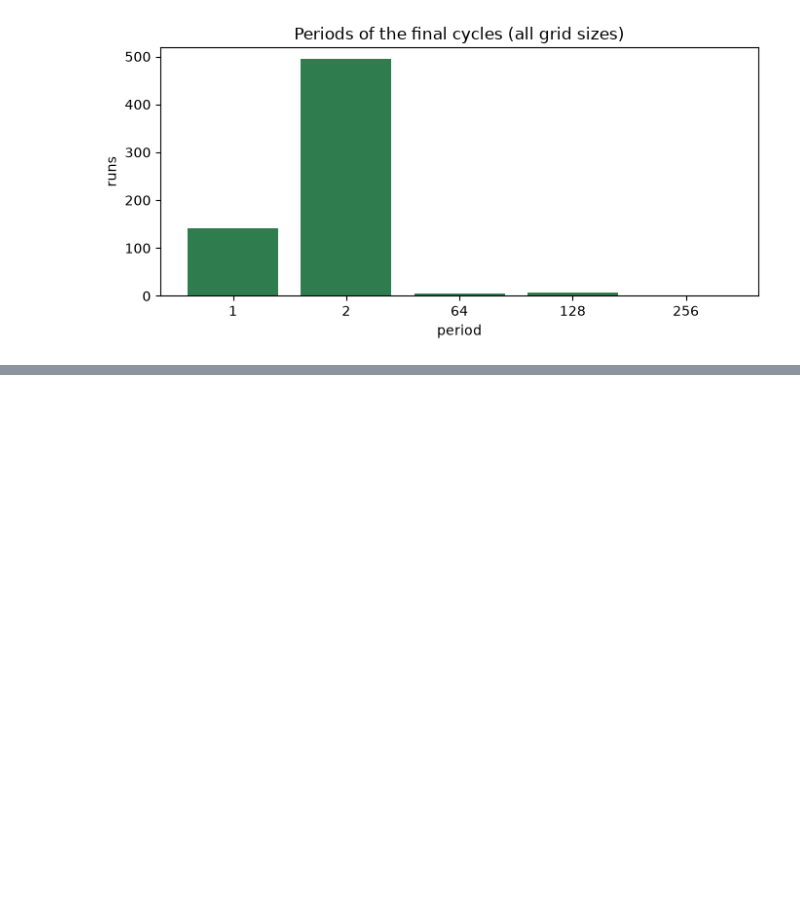
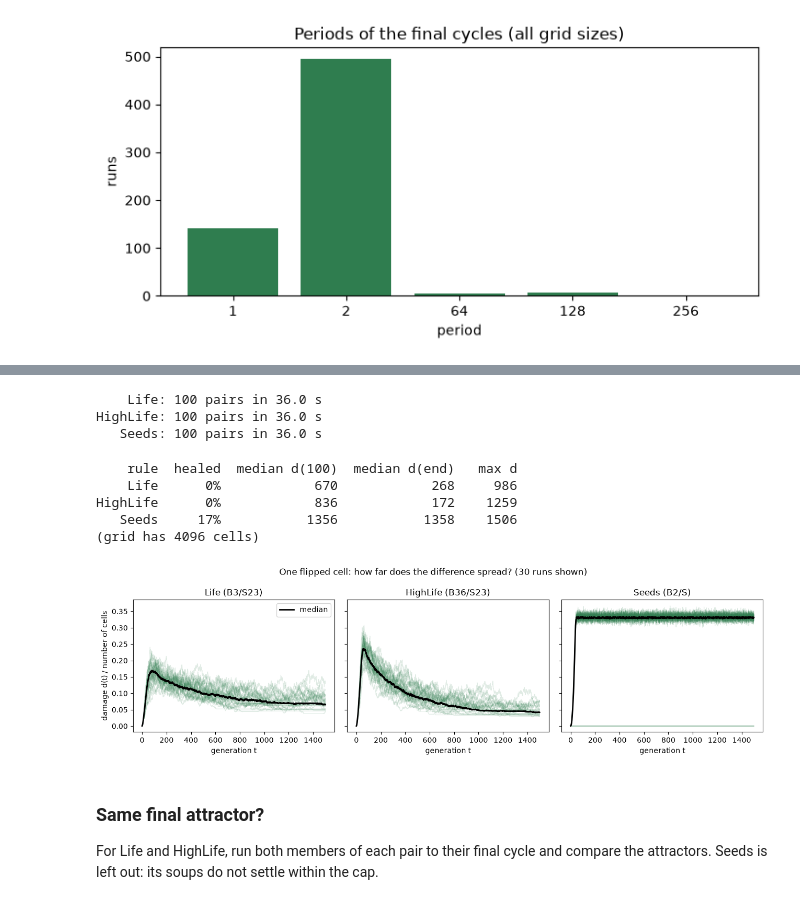
Before and after one commit to FreeyaFly/conway-game-of-life, a Jupyter notebook: notebooks/01_attractors.ipynb, the cells around one changed output, grey strips where cells are left out. Cells and saved outputs as stored; diff of their text form; code cells hidden in the pictures; blank space fills up the shorter version.

Commit message:
Experiment 1c: damage spreading; complete experiment 1 write-up
Closes #2

```diff
--- a/notebooks/01_attractors.ipynb
+++ b/notebooks/01_attractors.ipynb
@@ -154,0 +174,68 @@ plt.show()
+# %%
+from life.metrics import damage_spread, detect_cycle, flip
+from life.rules import parse_rule
+
+DAMAGE_SIZE = 64
+DAMAGE_RUNS = 100
+DAMAGE_STEPS = 1500
+RULES = {"Life": "B3/S23", "HighLife": "B36/S23", "Seeds": "B2/S"}
+
+
+def soup_and_cell(seed):
+    rng = np.random.default_rng(10_000 + seed)
+    soup = rng.random((DAMAGE_SIZE, DAMAGE_SIZE)) < DENSITY
+    cell = tuple(int(x) for x in rng.integers(0, DAMAGE_SIZE, size=2))
+    return soup, cell
+
+
+damage = {}
+for name, text in RULES.items():
+    start = time.perf_counter()
+    rule = parse_rule(text)
+    damage[name] = np.array(
+        [damage_spread(*soup_and_cell(s), DAMAGE_STEPS, rule, TORUS) for s in range(DAMAGE_RUNS)]
+    )
+    print(f"{name:>8}: {DAMAGE_RUNS} pairs in {time.perf_counter() - start:.1f} s")
+
+np.savez_compressed(DATA / "damage.npz", **damage)
+# %% [output]
+    Life: 100 pairs in 36.0 s
+HighLife: 100 pairs in 36.0 s
+   Seeds: 100 pairs in 36.0 s
+# %%
+cells_total = DAMAGE_SIZE**2
+print(f"{'rule':>8} {'healed':>7} {'median d(100)':>14} {'median d(end)':>14} {'max d':>7}")
+for name, d in damage.items():
+    healed = np.mean(d[:, -1] == 0)
+    print(
+        f"{name:>8} {healed:>7.0%} {np.median(d[:, 100]):>14.0f} "
+        f"{np.median(d[:, -1]):>14.0f} {d.max():>7}"
+    )
+print(f"(grid has {cells_total} cells)")
+# %% [output]
+    rule  healed  median d(100)  median d(end)   max d
+    Life      0%            670            268     986
+HighLife      0%            836            172    1259
+   Seeds     17%           1356           1358    1506
+(grid has 4096 cells)
+# %%
+fig, axes = plt.subplots(1, 3, figsize=(13, 3.8), sharey=True)
+t = np.arange(DAMAGE_STEPS + 1)
+for ax, (name, d) in zip(axes, damage.items(), strict=True):
+    for row in d[:30]:
+        ax.plot(t, row / cells_total, color="#2f7d4f", alpha=0.15, lw=0.8)
+    ax.plot(t, np.median(d, axis=0) / cells_total, color="black", lw=2, label="median")
+    ax.set_title(f"{name} ({RULES[name]})")
+    ax.set_xlabel("generation t")
+axes[0].set_ylabel("damage d(t) / number of cells")
+axes[0].legend()
+fig.suptitle("One flipped cell: how far does the difference spread? (30 runs shown)")
+fig.tight_layout()
+fig.savefig(FIGURES / "exp01_damage.png", dpi=150)
+plt.show()
+# %% [output]
+[figure, added]
+# %% [markdown]
+### Same final attractor?
+
+For Life and HighLife, run both members of each pair to their final cycle and compare the attractors. Seeds is left out: its soups do not settle within the cap.
```
Also changed, not shown: parts of 10 cells of this notebook, 12 other files.
